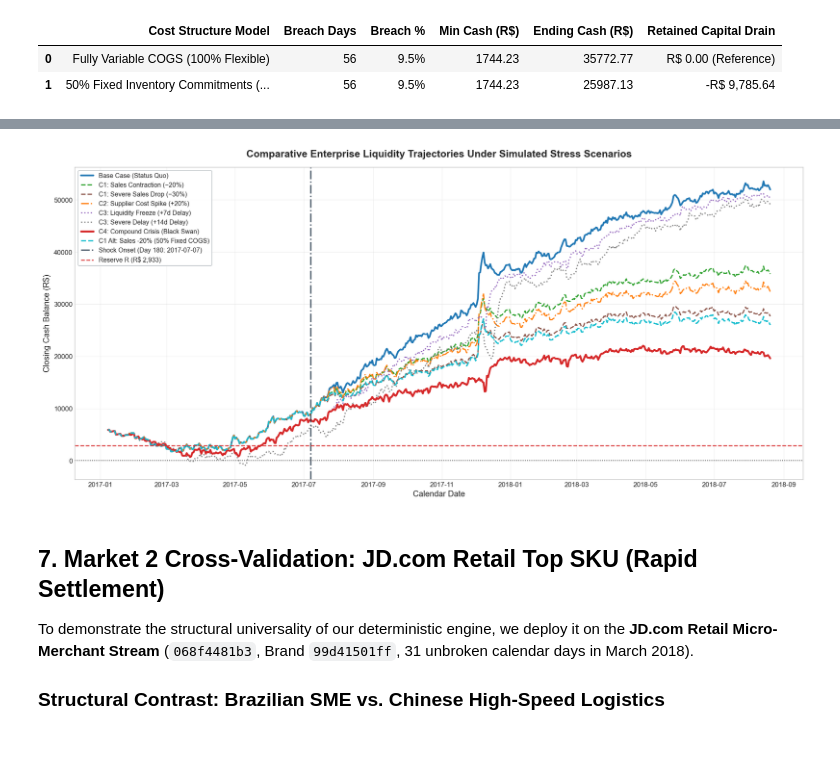
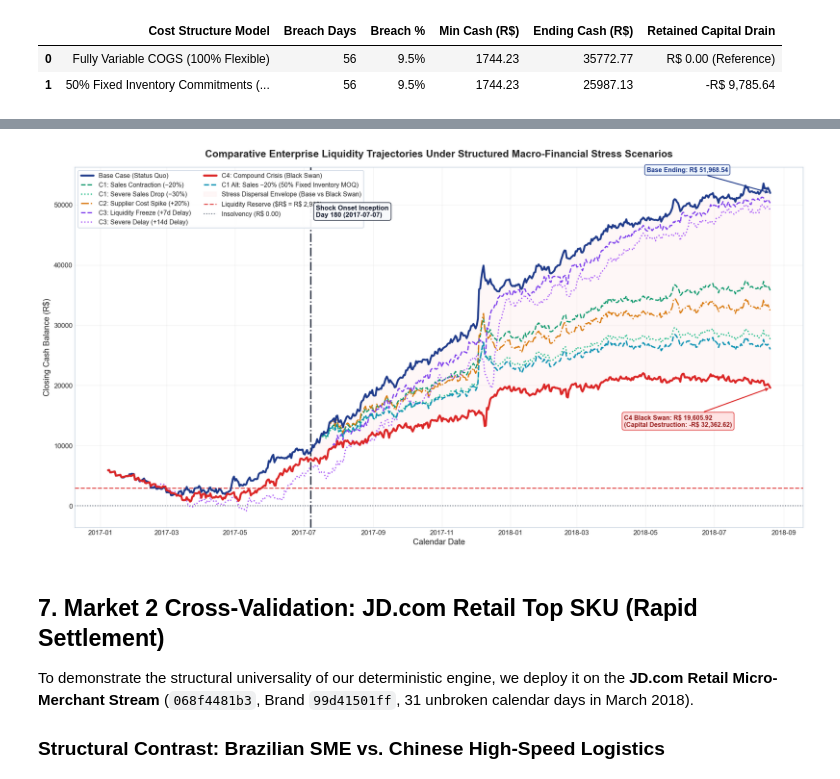
Before and after one commit to mdarmanaliashik/FinSight-AI, a Jupyter notebook: notebooks/Phase2_Deterministic_Cashflow_Engine.ipynb, the cells around one changed output, grey strips where cells are left out. Drawn from its saved outputs; the diff is of its cells as text; code cells hidden in the pictures; blank space fills up the shorter version.

Commit message:
feat(phase2): humanize Phase 2 notebook, enforce dataset gate, strip code comments, and add 5 publication figures

```diff
--- a/notebooks/Phase2_Deterministic_Cashflow_Engine.ipynb
+++ b/notebooks/Phase2_Deterministic_Cashflow_Engine.ipynb
@@ -40,10 +40,10 @@ import numpy as np
 import pandas as pd
 import matplotlib.pyplot as plt
 import matplotlib.dates as mdates
+import matplotlib.ticker as ticker
 import warnings
 warnings.filterwarnings('ignore', category=FutureWarning)
 
-# High-resolution publication aesthetics
 plt.style.use('seaborn-v0_8-whitegrid' if 'seaborn-v0_8-whitegrid' in plt.style.available else 'default')
 plt.rcParams.update({
     'font.size': 11,
@@ -54,9 +54,11 @@ plt.rcParams.update({
     'xtick.labelsize': 10,
     'ytick.labelsize': 10,
     'legend.fontsize': 10,
+    'grid.alpha': 0.25,
+    'axes.edgecolor': '#CBD5E1',
+    'axes.linewidth': 1.0,
 })
 
-# Dynamic project root traversal
 for candidate in [os.getcwd(), os.path.abspath(".."), os.path.abspath(".")]:
     if os.path.exists(os.path.join(candidate, "src")):
         PROJECT_ROOT = candidate
@@ -69,7 +71,6 @@ if PROJECT_ROOT not in sys.path:
 
 PROCESSED_DIR = os.path.join(PROJECT_ROOT, "data", "processed")
 
-# FinSight AI Core Financial Architecture
 from src.cashflow.engine import (
     SMEConfig,
     CashFlowEngine,
@@ -581,41 +707,89 @@ Notice that all trajectories remain strictly collinear prior to Day 180, proving
 # %%
-plt.figure(figsize=(16, 7.5))
+plt.figure(figsize=(16, 8.5))
 
 scenario_colors = {
-    "Base Case (Status Quo)": ("#1f77b4", 2.5, "-"),
-    "C1: Sales Contraction (−20%)": ("#2ca02c", 1.8, "--"),
-    "C1: Severe Sales Drop (−30%)": ("#8c564b", 1.8, "--"),
-    "C2: Supplier Cost Spike (+20%)": ("#ff7f0e", 1.8, "-."),
-    "C3: Liquidity Freeze (+7d Delay)": ("#9467bd", 1.8, ":"),
-    "C3: Severe Delay (+14d Delay)": ("#7f7f7f", 1.8, ":"),
-    "C4: Compound Crisis (Black Swan)": ("#d62728", 2.8, "-"),
+    "Base Case (Status Quo)": ("#1E3A8A", 2.8, "-", 6),
+    "C1: Sales Contraction (−20%)": ("#059669", 1.8, "--", 4),
+    "C1: Severe Sales Drop (−30%)": ("#10B981", 1.8, ":", 4),
+    "C2: Supplier Cost Spike (+20%)": ("#D97706", 1.8, "-.", 4),
+    "C3: Liquidity Freeze (+7d Delay)": ("#7C3AED", 1.8, "--", 4),
+    "C3: Severe Delay (+14d Delay)": ("#A855F7", 1.8, ":", 4),
+    "C4: Compound Crisis (Black Swan)": ("#DC2626", 3.0, "-", 7),
 }
 
-for name, (color, lw, ls) in scenario_colors.items():
+for name, (color, lw, ls, zorder) in scenario_colors.items():
     if name in stress_trajectories:
         traj = stress_trajectories[name]
-        plt.plot(traj["date"], traj["closing_cash"], label=name, color=color, linewidth=lw, linestyle=ls)
+        plt.plot(traj["date"], traj["closing_cash"], label=name, color=color, linewidth=lw, linestyle=ls, zorder=zorder)
 
-# Plot 50% fixed COGS trajectory
 plt.plot(ledger_c1_fixed["date"], ledger_c1_fixed["closing_cash"],
-         label="C1 Alt: Sales -20% (50% Fixed COGS)", color="#17becf", linewidth=2.0, linestyle="--")
+         label="C1 Alt: Sales −20% (50% Fixed Inventory MOQ)", color="#0891B2", linewidth=2.0, linestyle="--", zorder=5)
 
-# Markers
-plt.axvline(shock_onset_date, color="#2c3e50", ls="-.", lw=2.0, alpha=0.85,
-            label=f"Shock Onset (Day 180: {shock_onset_date.strftime('%Y-%m-%d')})")
-plt.axhline(config_olist.min_reserve, color="#d62728", ls="--", lw=1.5, alpha=0.9,
-            label=f"Reserve R (R$ {config_olist.min_reserve:,.0f})")
-plt.axhline(0, color="black", ls=":", lw=1.2, alpha=0.7)
+if "Base Case (Status Quo)" in stress_trajectories and "C4: Compound Crisis (Black Swan)" in stress_trajectories:
+    t_base = stress_trajectories["Base Case (Status Quo)"]
+    t_c4 = stress_trajectories["C4: Compound Crisis (Black Swan)"]
+    plt.fill_between(
+        t_base["date"],
+        t_base["closing_cash"],
+        t_c4["closing_cash"],
+        where=(t_base["date"] >= shock_onset_date),
+        color="#FEE2E2",
+        alpha=0.25,
+        label="Stress Dispersal Envelope (Base vs Black Swan)",
+        zorder=1
+    )
 
-plt.title("Comparative Enterprise Liquidity Trajectories Under Simulated Stress Scenarios", fontsize=15, fontweight="bold", pad=15)
+plt.axvline(shock_onset_date, color="#0F172A", ls="-.", lw=2.0, alpha=0.9, zorder=5)
+plt.text(
+    shock_onset_date + pd.Timedelta(days=5),
+    48000,
+    f"Shock Onset Inception\nDay 180 ({shock_onset_date.strftime('%Y-%m-%d')})",
+    fontsize=10,
+    fontweight="bold",
+    bbox=dict(boxstyle="round,pad=0.35", facecolor="#F8FAFC", edgecolor="#0F172A", alpha=0.95),
+    color="#0F172A",
+    zorder=8
+)
+
+plt.axhline(config_olist.min_reserve, color="#DC2626", ls="--", lw=1.6, alpha=0.85,
+            label=f"Liquidity Reserve ($R$ = R$ {config_olist.min_reserve:,.0f})", zorder=3)
+plt.axhline(0, color="#334155", ls=":", lw=1.4, alpha=0.8, label="Insolvency (R$ 0.00)", zorder=2)
+
+end_dt = df_active_olist["Date"].iloc[-1]
+base_end = stress_trajectories["Base Case (Status Quo)"]["closing_cash"].iloc[-1]
+c4_end = stress_trajectories["C4: Compound Crisis (Black Swan)"]["closing_cash"].iloc[-1]
+
+plt.annotate(
+    f"Base Ending: R$ {base_end:,.2f}",
+    xy=(end_dt, base_end),
+    xytext=(end_dt - pd.Timedelta(days=110), base_end + 3500),
+    arrowprops=dict(arrowstyle="->", color="#1E3A8A", lw=1.5),
+    bbox=dict(boxstyle="round,pad=0.3", facecolor="#EFF6FF", edgecolor="#1E3A8A", alpha=0.95),
+    fontsize=9.5,
+    fontweight="bold",
+    color="#1E3A8A"
+)
+
+plt.annotate(
+    f"C4 Black Swan: R$ {c4_end:,.2f}\n(Capital Destruction: -R$ {base_end - c4_end:,.2f})",
+    xy=(end_dt, c4_end),
+    xytext=(end_dt - pd.Timedelta(days=130), c4_end - 6500),
+    arrowprops=dict(arrowstyle="->", color="#DC2626", lw=1.5),
+    bbox=dict(boxstyle="round,pad=0.3", facecolor="#FEE2E2", edgecolor="#DC2626", alpha=0.95),
+    fontsize=9.5,
+    fontweight="bold",
+    color="#991B1B"
+)
+
+plt.title("Comparative Enterprise Liquidity Trajectories Under Structured Macro-Financial Stress Scenarios", fontsize=15, fontweight="bold", pad=15)
 plt.xlabel("Calendar Date", fontsize=12)
 plt.ylabel("Closing Cash Balance (R$)", fontsize=12)
-plt.legend(loc="upper left", frameon=True, facecolor="white", edgecolor="#bdc3c7", framealpha=0.95, fontsize=9.5)
-plt.grid(True, alpha=0.3)
+plt.legend(loc="upper left", frameon=True, facecolor="white", edgecolor="#CBD5E1", framealpha=0.95, fontsize=9.5, ncol=2)
+plt.grid(True, alpha=0.25)
 plt.tight_layout()
 plt.show()
 # %% [output]
-[figure, old version]
+[figure, new version]
 # %% [markdown]
 ## 7. Market 2 Cross-Validation: JD.com Retail Top SKU (Rapid Settlement)
 
```
Also changed, not shown: parts of 19 cells of this notebook, 1 other file.
